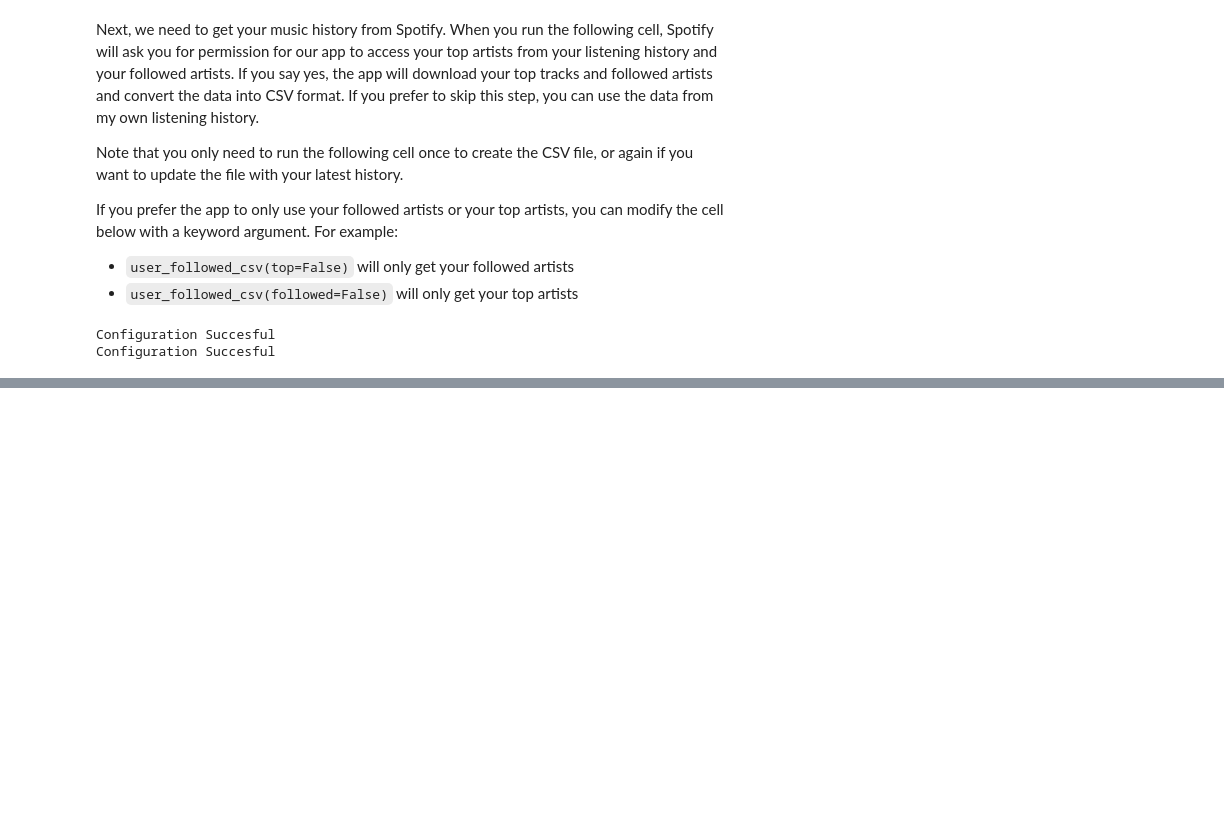
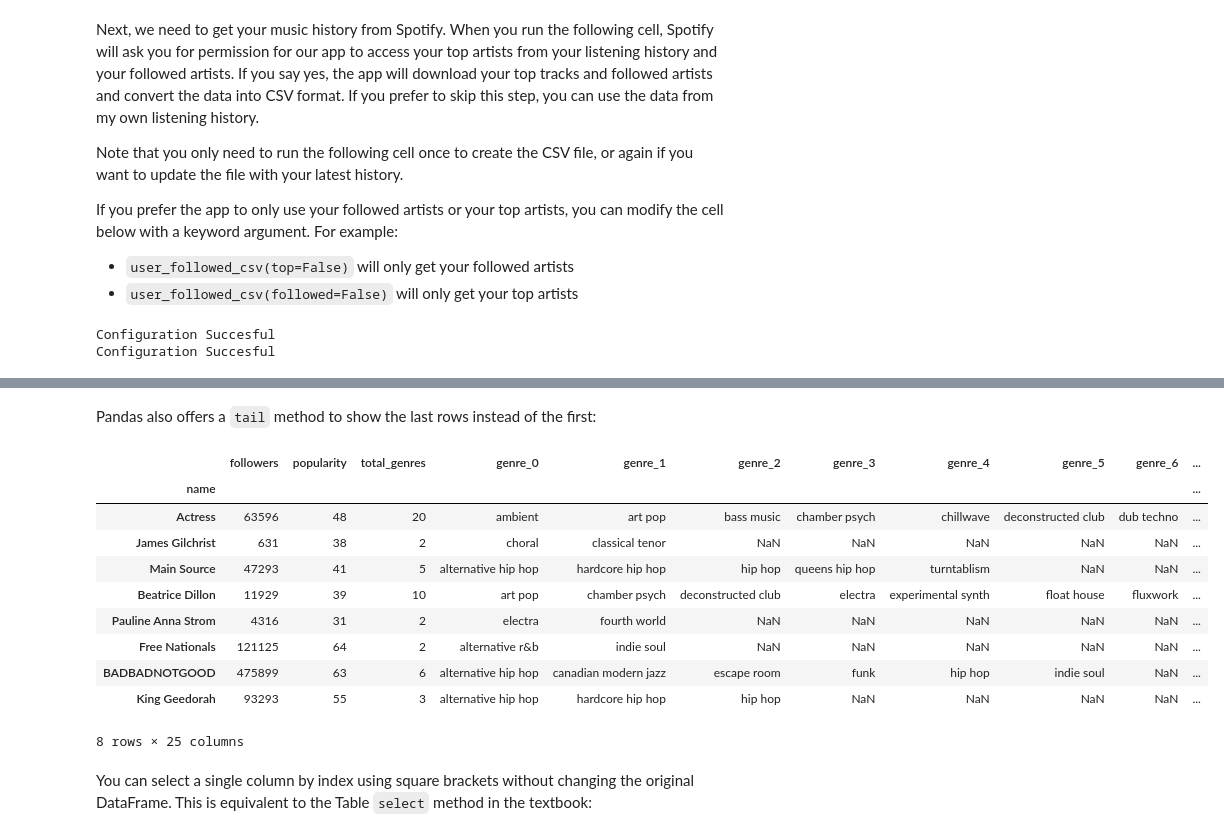
Before and after one commit to JimmyLamothe/dataspot, a Jupyter notebook: dataspot.ipynb, the cells around one changed output, grey strips where cells are left out. Drawn from its saved outputs; the diff is of its cells as text; code cells hidden in the pictures; blank space fills up the shorter version.

```diff
--- a/dataspot.ipynb
+++ b/dataspot.ipynb
@@ -45,0 +81,18 @@ That's a lot of columns! I doubt your browser can even show them all on screen.
+# %% [markdown]
+Pandas also offers a `tail` method to show the last rows instead of the first:
+# %%
+user_artists.tail(8)
+# %% [output]
+|  | followers | popularity | total_genres | genre_0 | genre_1 | genre_2 | genre_3 | genre_4 | genre_5 | genre_6 | ... |
+| name |  |  |  |  |  |  |  |  |  |  | ... |
+| Actress | 63596 | 48 | 20 | ambient | art pop | bass music | chamber psych | chillwave | deconstructed club | dub techno | ... |
+| James Gilchrist | 631 | 38 | 2 | choral | classical tenor | NaN | NaN | NaN | NaN | NaN | ... |
+| Main Source | 47293 | 41 | 5 | alternative hip hop | hardcore hip hop | hip hop | queens hip hop | turntablism | NaN | NaN | ... |
+| Beatrice Dillon | 11929 | 39 | 10 | art pop | chamber psych | deconstructed club | electra | experimental synth | float house | fluxwork | ... |
+| Pauline Anna Strom | 4316 | 31 | 2 | electra | fourth world | NaN | NaN | NaN | NaN | NaN | ... |
+| Free Nationals | 121125 | 64 | 2 | alternative r&b | indie soul | NaN | NaN | NaN | NaN | NaN | ... |
+| BADBADNOTGOOD | 475899 | 63 | 6 | alternative hip hop | canadian modern jazz | escape room | funk | hip hop | indie soul | NaN | ... |
+| King Geedorah | 93293 | 55 | 3 | alternative hip hop | hardcore hip hop | hip hop | NaN | NaN | NaN | NaN | ... |
+8 rows × 25 columns
+# %% [markdown]
+You can select a single column by index using square brackets without changing the original DataFrame. This is equivalent to the Table `select` method in the textbook:
```
Also changed, not shown: parts of 38 cells of this notebook.
